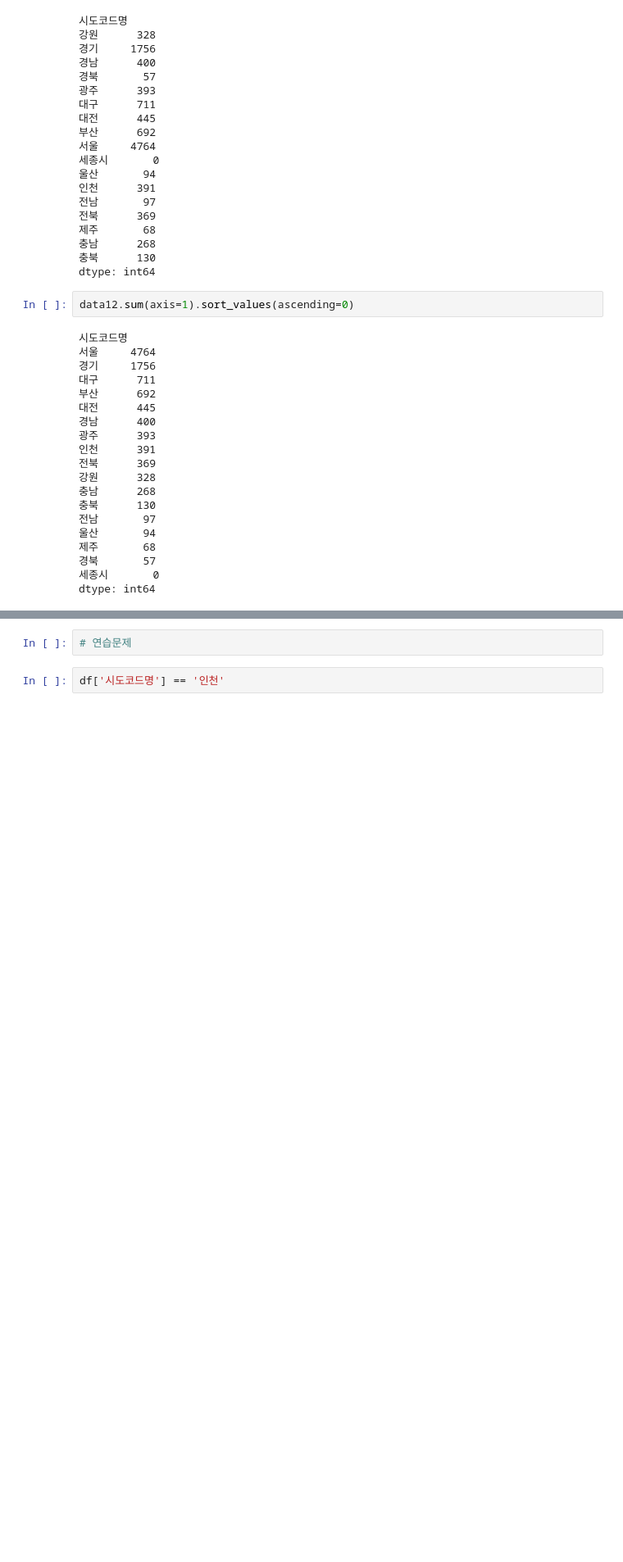
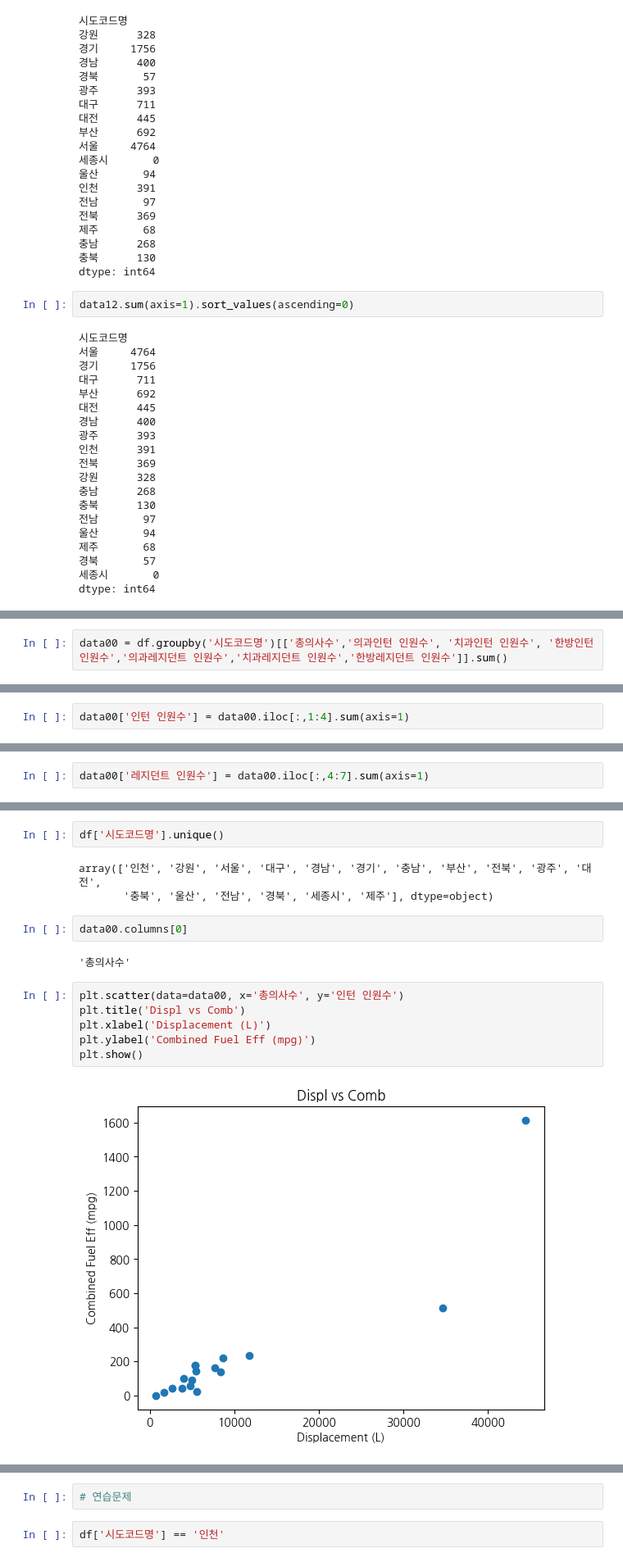
Before and after one commit to qooqookeke/car_greenhouse_gas, a Jupyter notebook: hospital.ipynb, the cells around one changed output, grey strips where cells are left out. Shown at 82% size. Saved outputs shown, nothing was run; the diff lists cells and outputs as text; blank space fills up the shorter version.

```diff
--- a/hospital.ipynb
+++ b/hospital.ipynb
@@ -1149,0 +1166,2 @@ dtype: int64
+# %%
+data00 = df.groupby('시도코드명')[['총의사수','의과인턴 인원수', '치과인턴 인원수', '한방인턴 인원수','의과레지던트 인원수','치과레지던트 인원수','한방레지던트 인원수']].sum()
@@ -1149,0 +1190,2 @@ dtype: int64
+# %%
+data00['인턴 인원수'] = data00.iloc[:,1:4].sum(axis=1)
@@ -1149,0 +1214,2 @@ dtype: int64
+# %%
+data00['레지던트 인원수'] = data00.iloc[:,4:7].sum(axis=1)
@@ -1149,0 +1238,17 @@ dtype: int64
+# %%
+df['시도코드명'].unique()
+# %% [output]
+array(['인천', '강원', '서울', '대구', '경남', '경기', '충남', '부산', '전북', '광주', '대전',
+       '충북', '울산', '전남', '경북', '세종시', '제주'], dtype=object)
+# %%
+data00.columns[0]
+# %% [output]
+'총의사수'
+# %%
+plt.scatter(data=data00, x='총의사수', y='인턴 인원수')
+plt.title('Displ vs Comb')
+plt.xlabel('Displacement (L)')
+plt.ylabel('Combined Fuel Eff (mpg)')
+plt.show()
+# %% [output]
+[figure, added]
```
Also changed, not shown: parts of 10 cells of this notebook, 1 other file.
